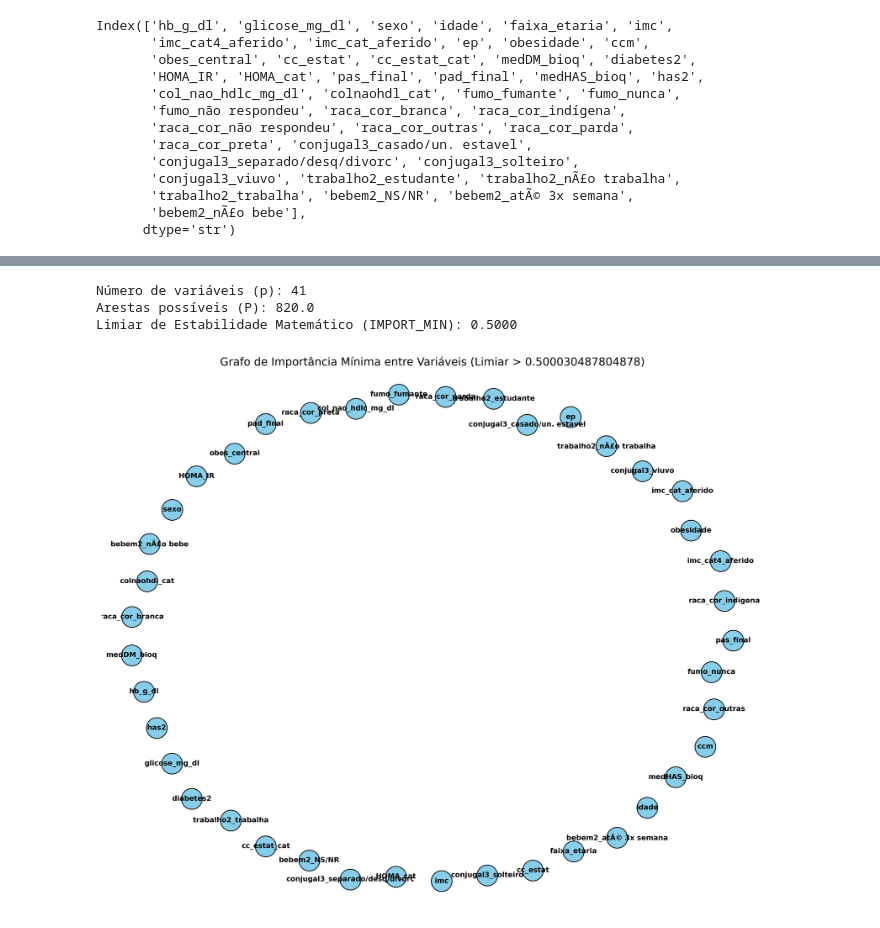
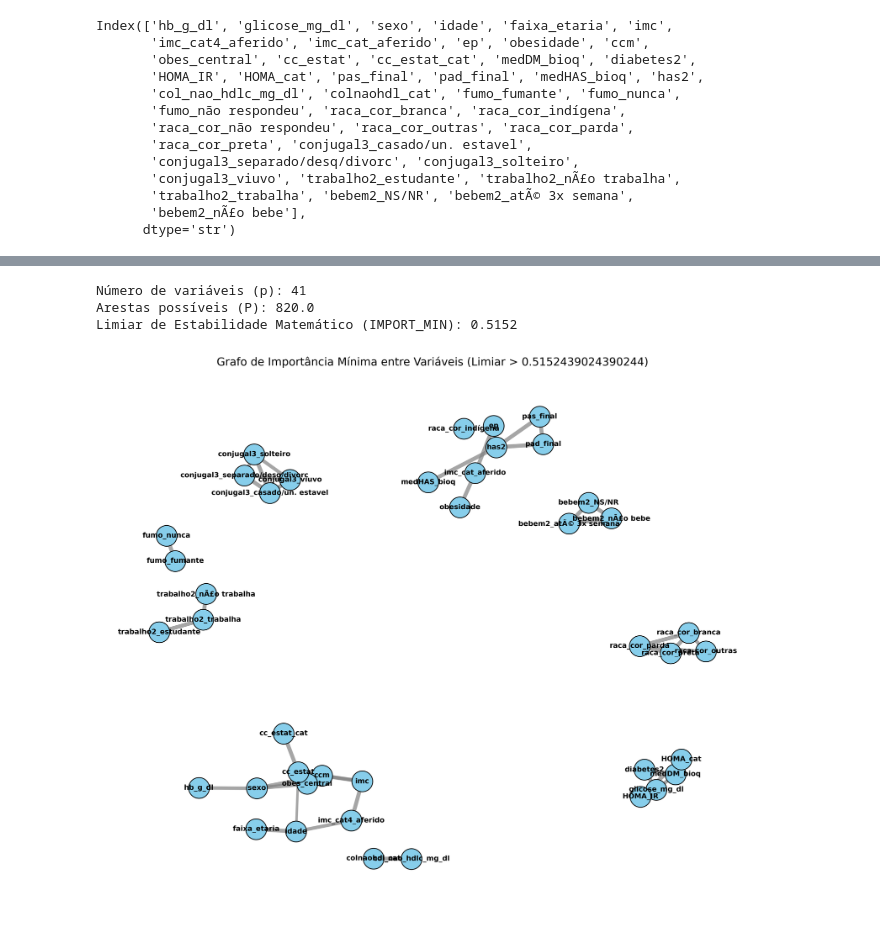
Before and after one commit to BenvenutiMateus/Genetica, a Jupyter notebook: Mateus/GRaFo.ipynb, the cells around one changed output, grey strips where cells are left out. Cells and saved outputs as stored; diff of their text form; code cells hidden in the pictures.

```diff
--- a/Mateus/GRaFo.ipynb
+++ b/Mateus/GRaFo.ipynb
@@ -108,8 +108,8 @@ def extrair_frequencia_estabilidade_grafo(
     return matriz_estabilidade
 # %%
 %%time
-q= 20
-matriz_final = extrair_importancias_grafo(df, df.columns, 300, 8,0.4,q)
+q= 5
+matriz_final = extrair_frequencia_estabilidade_grafo(df, df.columns, 300, 8,0.4,q)
 # %% [output]
 Rodando a variável hb_g_dl
 Rodando a variável glicose_mg_dl
@@ -148,7 +161,7 @@ matriz_final
 # --- CÁLCULO DO LIMIAR DO ARTIGO ---
 p = len(df.columns)  # Número total de variáveis no seu dataset
 P = (p * (p - 1)) / 2  # Total de arestas possíveis em um grafo NÃO-DIRECIONADO
-EV = 5 # Número esperado de falsos positivos que você tolera no grafo todo
+EV = 1 # Número esperado de falsos positivos que você tolera no grafo todo
 
 # Fórmula do artigo isolando o limiar (pi_thr)
 IMPORT_MIN = 0.5 + ((q**2) / (2 * EV * P))
@@ -159,7 +172,7 @@ print(f"Limiar de Estabilidade Matemático (IMPORT_MIN): {IMPORT_MIN:.4f}")
 # %% [output]
 Número de variáveis (p): 41
 Arestas possíveis (P): 820.0
-Limiar de Estabilidade Matemático (IMPORT_MIN): 0.5000
+Limiar de Estabilidade Matemático (IMPORT_MIN): 0.5152
 # %%
 Grafo = nx.from_pandas_adjacency(matriz_final, create_using=nx.Graph)
 
@@ -171,36 +184,36 @@ arestas_para_remover = [
 Grafo.remove_edges_from(arestas_para_remover)
 
 # Grafo.remove_nodes_from(list(nx.isolates(Grafo)))
 
 # --- ESTILIZAÇÃO DO GRAFO ---
 plt.figure(figsize=(12, 10), dpi=300)
 
-pos = nx.spring_layout(Grafo, weight='weight', iterations=150, k= 0.5)
+pos = nx.spring_layout(Grafo, weight='weight', iterations=200, k = 7/np.sqrt(len(Grafo)))
 
 pesos = np.array([d["weight"] for u, v, d in Grafo.edges(data=True)])
 
 nx.draw_networkx_nodes(
     Grafo, pos, node_size=700, node_color="skyblue", edgecolors="black"
 )
 
-# if len(pesos) > 0:
-#     espessura = (pesos/pesos.max())*5
-# else:
-espessura = 5
+if len(pesos) > 0:
+    espessura = (pesos/pesos.max())*5
+else:
+    espessura = 5
 nx.draw_networkx_edges(
     Grafo, pos, width=espessura, edge_color="gray", alpha=0.7, arrows=False
 )
 
 
 # Desenha os Nomes das Variáveis
 nx.draw_networkx_labels(Grafo, pos, font_size=9, font_weight="bold")
 
 plt.title(
     f"Grafo de Importância Mínima entre Variáveis (Limiar > {IMPORT_MIN})",
     fontsize=14,
 )
 plt.axis("off")
 plt.tight_layout()
 plt.show()
 # %% [output]
-[figure, old version]
+[figure, new version]
```
Also changed, not shown: parts of 2 cells of this notebook.
